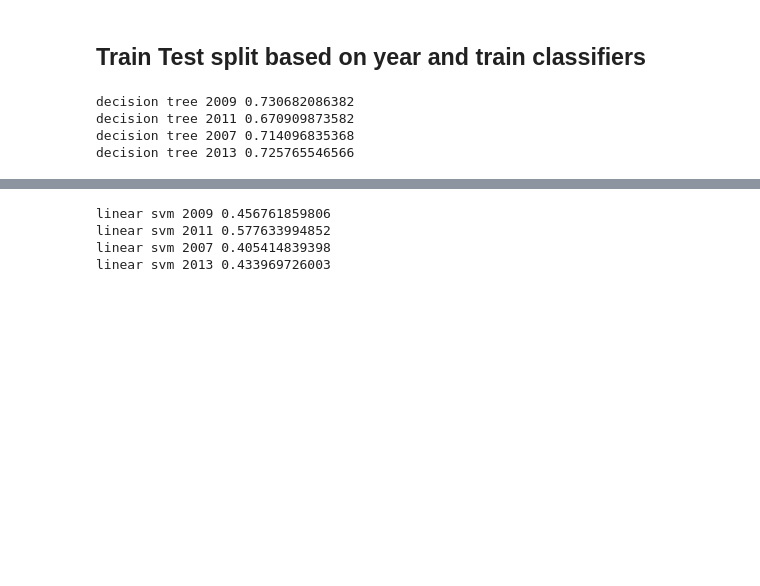
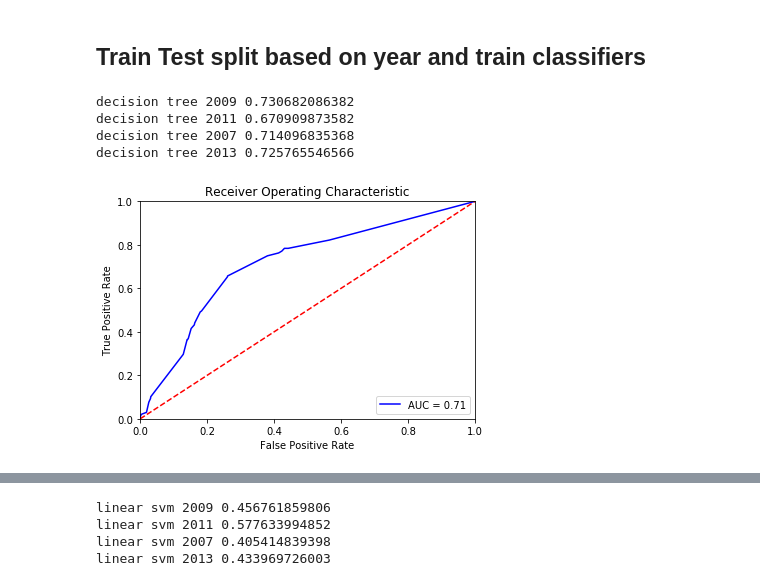
Before and after one commit to yupei1990/EECS571_Project_Kaggle_West_Nile_Virus, a Jupyter notebook: scripts/west_nile_virus.ipynb, the cells around one changed output, grey strips where cells are left out. Saved outputs shown, nothing was run; the diff lists cells and outputs as text; code cells hidden in the pictures; blank space fills up the shorter version.

```diff
--- a/scripts/west_nile_virus.ipynb
+++ b/scripts/west_nile_virus.ipynb
@@ -92,4 +92,18 @@ decision tree 2009 0.730682086382
 decision tree 2011 0.670909873582
 decision tree 2007 0.714096835368
 decision tree 2013 0.725765546566
+# %%
+fpr, tpr, threshold = roc_curve(dt_preds['2007'][0], dt_preds['2007'][1])
+
+plt.title('Receiver Operating Characteristic')
+plt.plot(fpr, tpr, 'b', label = 'AUC = %0.2f' % dt_preds['2007'][2])
+plt.legend(loc = 'lower right')
+plt.plot([0, 1], [0, 1],'r--')
+plt.xlim([0, 1])
+plt.ylim([0, 1])
+plt.ylabel('True Positive Rate')
+plt.xlabel('False Positive Rate')
+plt.show()
+# %% [output]
+[figure, added]
 # %%
```
Also changed, not shown: parts of 9 cells of this notebook, 3 other files.
